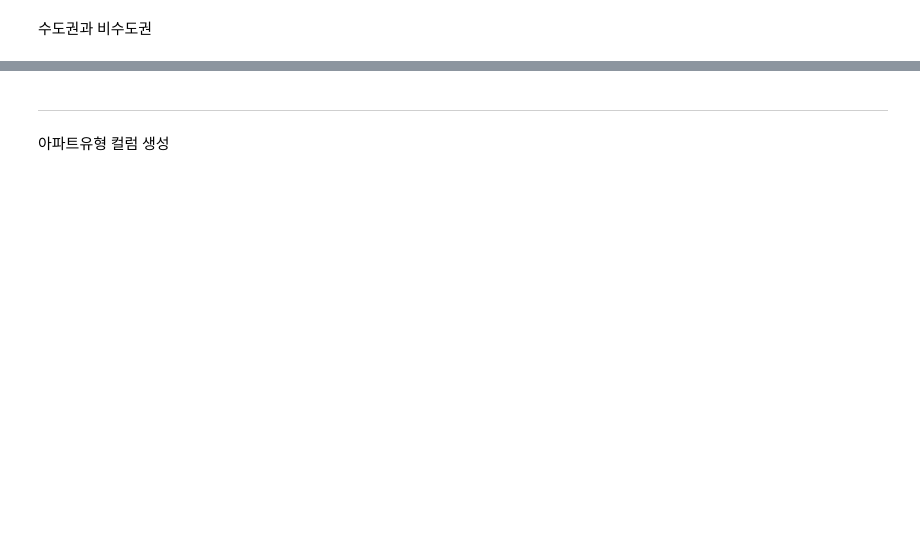
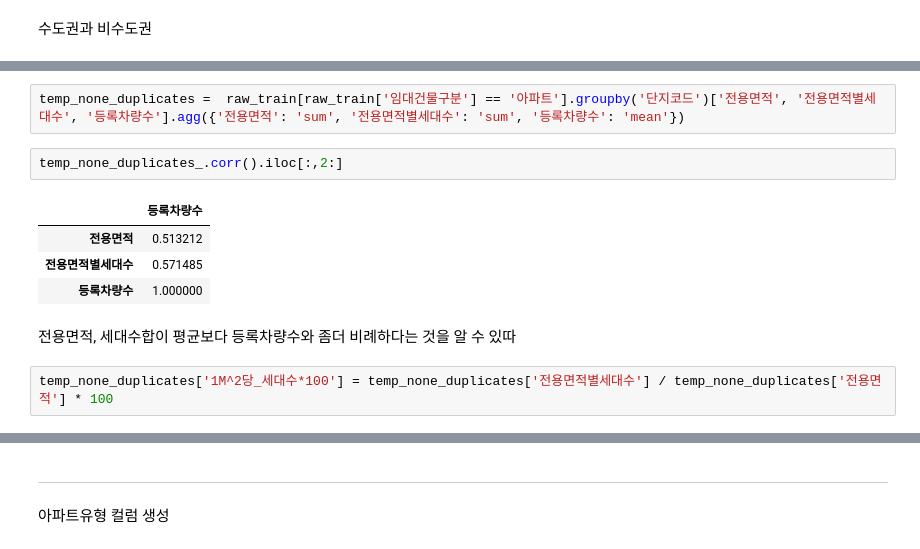
Before and after one commit to koreahong/parking_lot_analysis, a Jupyter notebook: 주차수요예측.ipynb, the cells around one changed output, grey strips where cells are left out. Cells and saved outputs as stored; diff of their text form; blank space fills up the shorter version.

```diff
--- a/주차수요예측.ipynb
+++ b/주차수요예측.ipynb
@@ -505,0 +638,13 @@ fig.update_layout(title='상가유무에 따른 총세대수, 단지내주차면
+# %%
+temp_none_duplicates =  raw_train[raw_train['임대건물구분'] == '아파트'].groupby('단지코드')['전용면적', '전용면적별세대수', '등록차량수'].agg({'전용면적': 'sum', '전용면적별세대수': 'sum', '등록차량수': 'mean'})
+# %%
+temp_none_duplicates_.corr().iloc[:,2:]
+# %% [output]
+|  | 등록차량수 |
+| 전용면적 | 0.513212 |
+| 전용면적별세대수 | 0.571485 |
+| 등록차량수 | 1.000000 |
+# %% [markdown]
+전용면적, 세대수합이 평균보다 등록차량수와 좀더 비례하다는 것을 알 수 있따
+# %%
+temp_none_duplicates['1M^2당_세대수*100'] = temp_none_duplicates['전용면적별세대수'] / temp_none_duplicates['전용면적'] * 100
```
Also changed, not shown: parts of 117 cells of this notebook.
